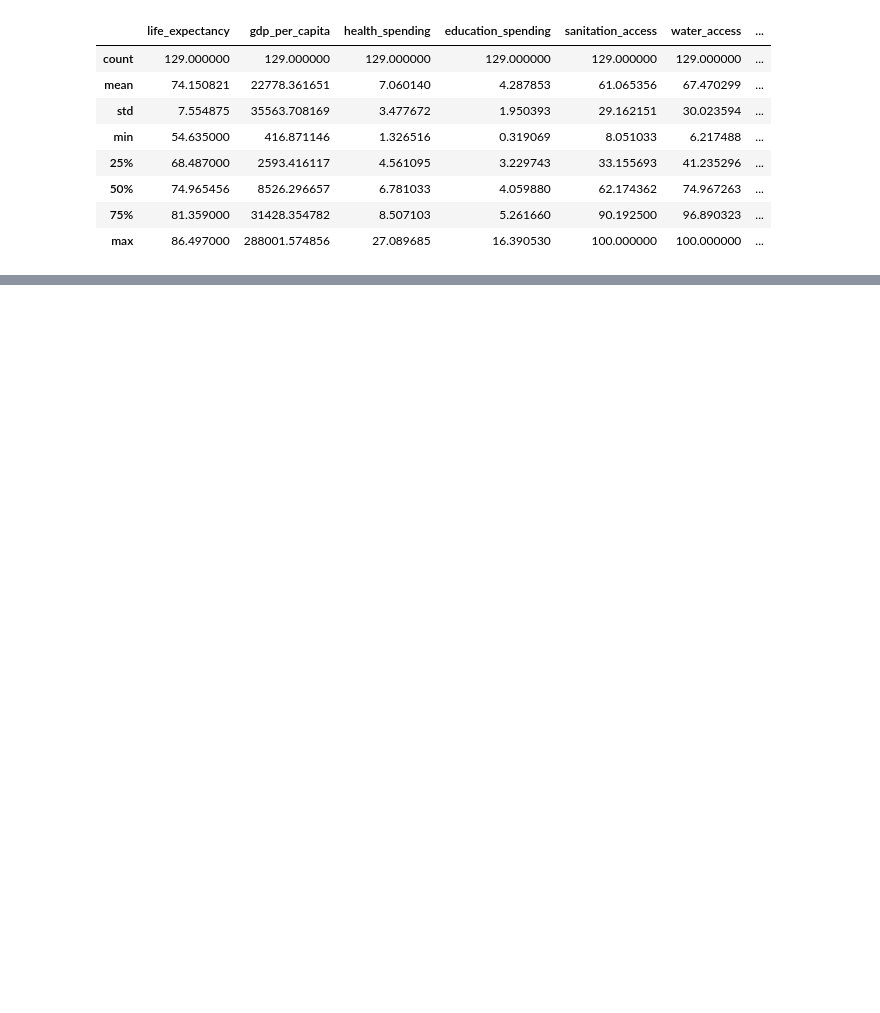
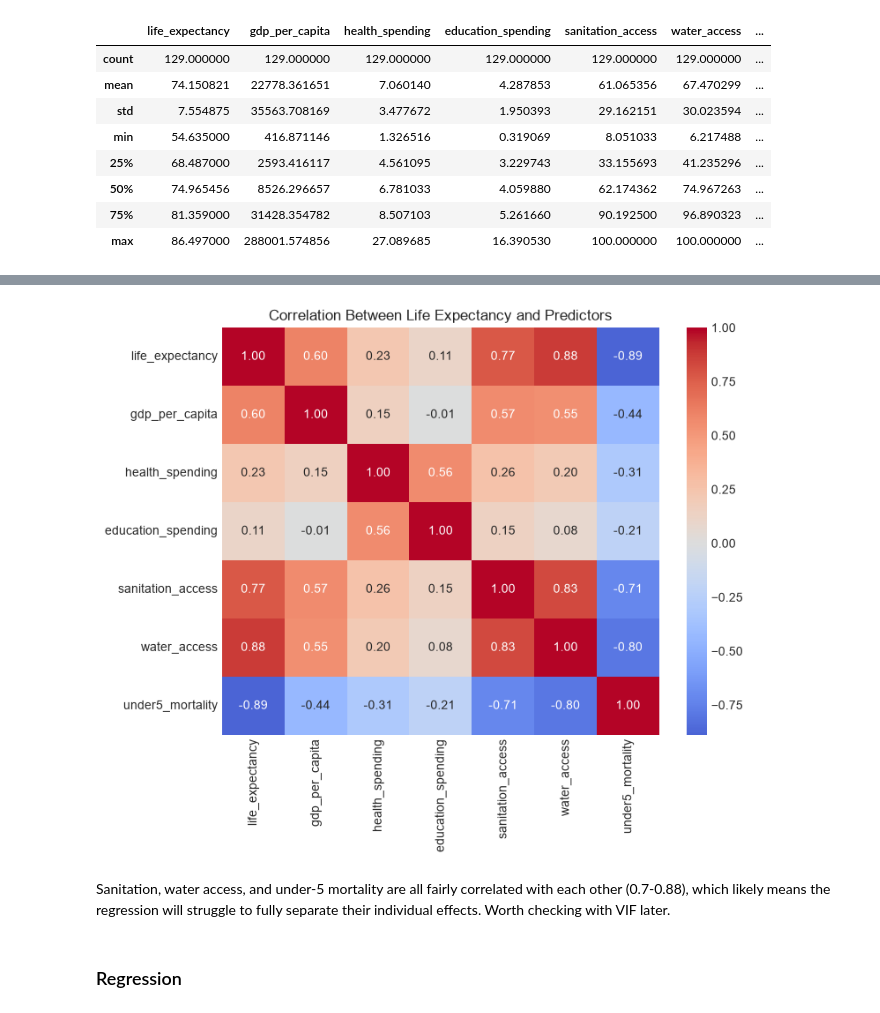
Before and after one commit to rappiok/Life-Expectancy-Drivers, a Jupyter notebook: life_expectancy_drivers.ipynb, the cells around one changed output, grey strips where cells are left out. Drawn from its saved outputs; the diff is of its cells as text; code cells hidden in the pictures; blank space fills up the shorter version.

```diff
--- a/life_expectancy_drivers.ipynb
+++ b/life_expectancy_drivers.ipynb
@@ -389,0 +205,14 @@ The countries with the largest positive residuals (Lebanon, Peru, Malawi, Nepal,
+# %%
+plt.figure(figsize=(8, 6))
+corr = clean[["life_expectancy", "gdp_per_capita", "health_spending",
+              "education_spending", "sanitation_access", "water_access",
+              "under5_mortality"]].corr()
+sns.heatmap(corr, annot=True, cmap="coolwarm", center=0, fmt=".2f")
+plt.title("Correlation Between Life Expectancy and Predictors")
+plt.show()
+# %% [output]
+[figure, added]
+# %% [markdown]
+Sanitation, water access, and under-5 mortality are all fairly correlated with each other (0.7-0.88), which likely means the regression will struggle to fully separate their individual effects. Worth checking with VIF later.
+# %% [markdown]
+### Regression
```
Also changed, not shown: parts of 49 cells of this notebook.
